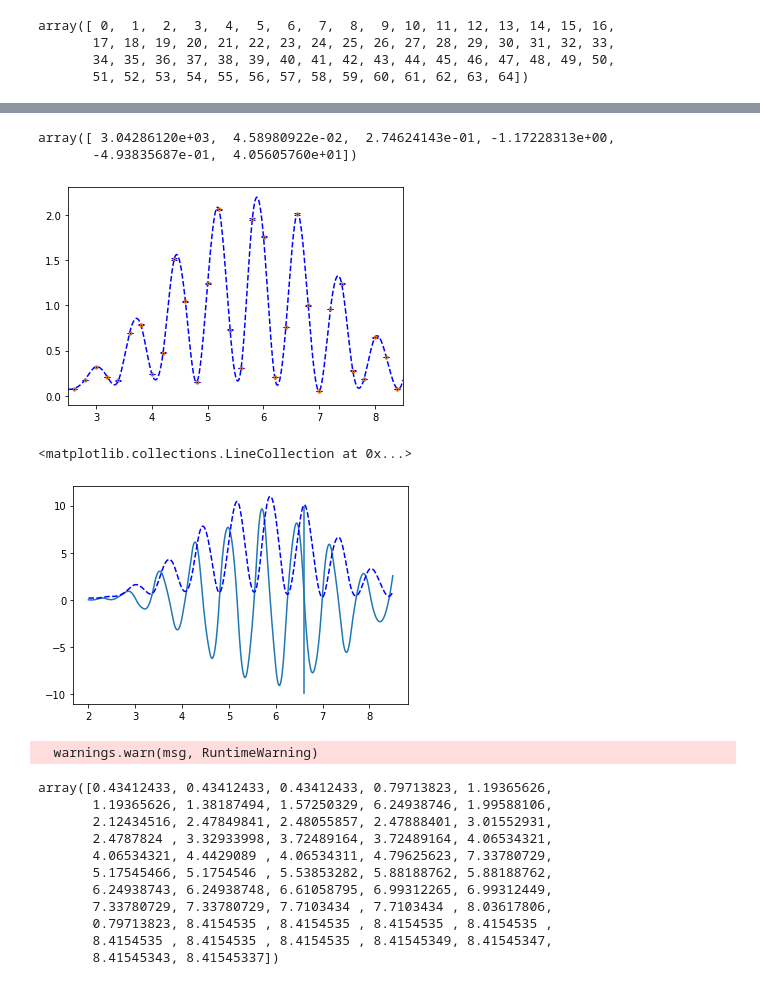
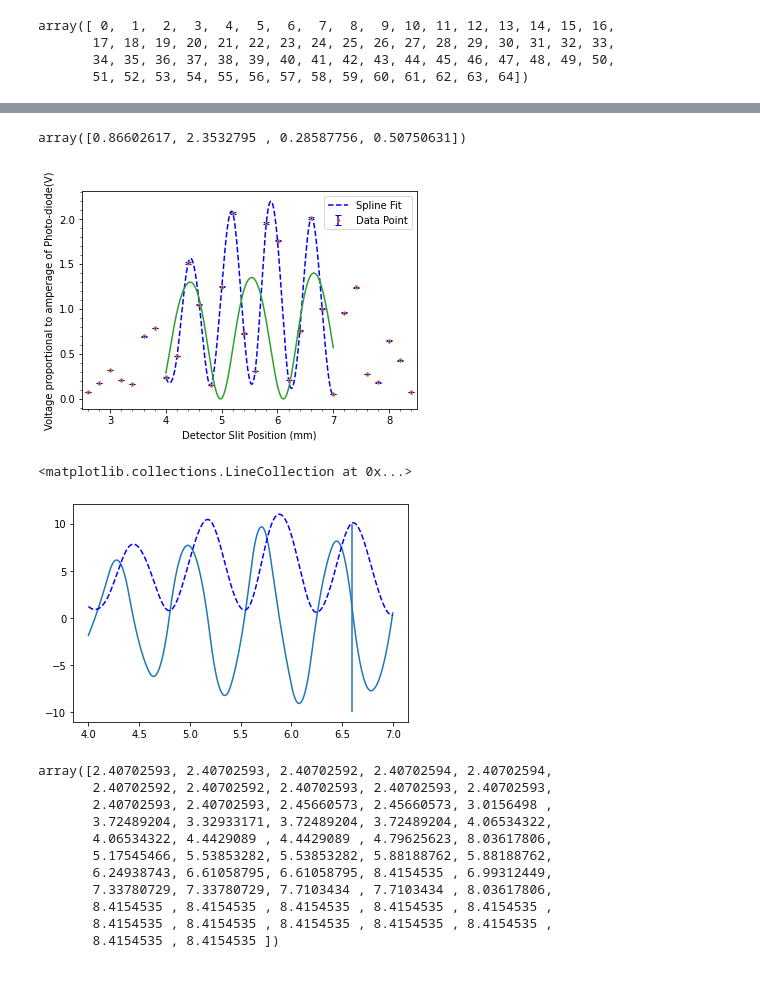
Before and after one commit to cwru-robin/Phys301, a Jupyter notebook: Photon Counting/Anylisis.ipynb, the cells around one changed output, grey strips where cells are left out. Saved outputs shown, nothing was run; the diff lists cells and outputs as text; code cells hidden in the pictures.

```diff
--- a/Photon Counting/Anylisis.ipynb
+++ b/Photon Counting/Anylisis.ipynb
@@ -48,18 +48,19 @@ def gaussian(x, mean, std, A):
 # %%
-bin5 = np.arange(250, 450, 3)
+bin5 = np.arange(250, 450, 4)
 #print(np.min(counts), np.max(counts), bin5)
-print(np.median(counts), np.mean(counts))
-y = plt.hist(counts, bins=bin5, rwidth=0.8, color='k')[0]
-x = bin5[0:-1] + 1.5 #center of each bin
+print(np.median(counts), np.mean(counts),np.std(counts))
+y = plt.hist(counts, bins=bin5, rwidth=0.8, color='k',label="Histogram of Data")[0]
+x = np.float64(bin5[0:-1] + 1.5) #center of each bin
 mean = np.mean(counts)
 std = np.std(counts)
-p,c = opt.curve_fit(gaussian, x, y, p0=(mean, std, 1))
+p,c = opt.curve_fit(gaussian, x, y, p0=(mean,.1))
 X = np.linspace(250, 450, 100000)
-plt.plot(X, gaussian(X, *p), color='r')
-
+plt.plot(X, gaussian(X, *p), color='r',label="Fitted Poisson Distribution")
+plt.minorticks_on()
 plt.xlabel('Number of Counts (1 Second Interval)')
-plt.ylabel('Number of Occurences (Bins of Width 3)')
-print(std, p[1])
+plt.ylabel('Number of Occurrences (Bins of Width 4)')
+plt.legend()
+plt.savefig("counts",dpi=300)
 print(p)
 print(np.diag(c))
 #plt.savefig('Poisson Distribution', dpi=300)
@@ -215,47 +266,56 @@ print(np.mean(decay(XX*10**-6, *p)))
 # %%
-def double(x, a, lam, psi, b):
+def double(x, a, psi,A,lam):
+
     alpha = np.pi * a/ lam * (x+psi)
     beta = np.pi * 0.45 / lam * (x+psi)
-    return 20.5 * np.cos(beta)**2 * (np.sin(alpha) / x)**2 + b #equation of double slit interference pattern
+    return   A* np.cos(beta)**2 * (np.sin(alpha) / x+psi)**2  #equation of double slit interference pattern
 
 x=np.arange(0.2,10.6,.2)
 X=np.arange(0.01,10.6,.01)
-y=np.array([0.054,0.009,0.026,0.059,0.025,0.010,0.013,0.009,0.025,0.036,0.037,0.067,0.078,0.177,0.321,0.208,0.169,0.697,0.789,0.239,0.477,1.513,1.046,0.152,1.248,2.064,0.731,0.310,1.960,1.762,0.209,0.761,2.013,1.003,0.055,0.961,1.242,0.279,0.183,0.647,0.429,0.077,0.132,0.075,0.201,0.344,0.381,0.432,0.562,0.640,0.671,0.706])
+y=np.array([
+    0.054,0.009,0.026,0.059,0.025,0.010,0.013,0.009,0.025,0.036,0.037,
+    0.067,0.078,0.177,0.321,0.208,0.169,0.697,0.789,0.239,0.477,1.513,1.046,0.152,1.248,2.064,0.731,0.310,1.960,1.762,0.209,0.761,2.013,1.003,0.055,0.961,1.242,0.279,0.183,0.647,0.429,0.077,0.132,0.075,0.201,0.344,0.381,0.432,0.562,0.640,0.671,0.706])
 # %%
 tump=-10
-plt.plot(x[0:tump],y[0:tump],'.')
-X = np.linspace(2, 8.5, 100000)
-spline= inter.InterpolatedUnivariateSpline(x[0:tump],y[0:tump])
-plt.errorbar(x[0:tump], y[0:tump], yerr=y[0:tump]*0.005, ls='', capsize=3, marker='.', markerfacecolor='b', ecolor='b', markersize=5, label='Both Slits Open Data Point')
+plt.plot(x[10:tump],y[10:tump],'.')
+X = np.linspace(4, 7, 10000)
+spline= inter.InterpolatedUnivariateSpline(x[10:tump],y[10:tump])
+plt.errorbar(x[10:tump], y[10:tump], yerr=y[10:tump]*0.005, ls='', capsize=3, marker='.', markerfacecolor='b', ecolor='b', markersize=5, label='Data Point')
+plt.xlabel('Detector Slit Position (mm)')
+plt.ylabel('Voltage proportional to amperage of Photo-diode(V)')
+p2 = opt.curve_fit(double,X, spline(X),p0=[1,5,3,670e-3],maxfev=10000000)[0]
+
+plt.minorticks_on()
 
 plt.plot(X, spline(X), 'b--', label="Spline Fit")
+plt.plot(X,double(X,*p2))
 plt.xlim(2.5,8.5)
 #plt.ylim(0,2.5)
+plt.legend()
+plt.savefig("laser",dpi=300)
 p2
 # %% [output]
-array([ 3.04286120e+03,  4.58980922e-02,  2.74624143e-01, -1.17228313e+00,
-       -4.93835687e-01,  4.05605760e+01])
+array([0.86602617, 2.3532795 , 0.28587756, 0.50750631])
-[figure, old version]
+[figure, new version]
 # %%
 plt.plot(X,spline.derivative(1)(X))
 plt.plot(X, 5*spline(X), 'b--')
 plt.vlines(6.6,-10,10)
 # %% [output]
 <matplotlib.collections.LineCollection at 0x...>
-[figure, old version]
+[figure, new version]
 # %%
 opt.fsolve(spline.derivative(1),x)
 # %% [output]
-  warnings.warn(msg, RuntimeWarning)
+array([2.40702593, 2.40702593, 2.40702592, 2.40702594, 2.40702594,
+       2.40702592, 2.40702592, 2.40702593, 2.40702593, 2.40702593,
+       2.40702593, 2.40702593, 2.45660573, 2.45660573, 3.0156498 ,
+       3.72489204, 3.32933171, 3.72489204, 3.72489204, 4.06534322,
+       4.06534322, 4.4429089 , 4.4429089 , 4.79625623, 8.03617806,
+       5.17545466, 5.53853282, 5.53853282, 5.88188762, 5.88188762,
+       6.24938743, 6.61058795, 6.61058795, 8.4154535 , 6.99312449,
+       7.33780729, 7.33780729, 7.7103434 , 7.7103434 , 8.03617806,
+       8.4154535 , 8.4154535 , 8.4154535 , 8.4154535 , 8.4154535 ,
+       8.4154535 , 8.4154535 , 8.4154535 , 8.4154535 , 8.4154535 ,
+       8.4154535 , 8.4154535 ])
-array([0.43412433, 0.43412433, 0.43412433, 0.79713823, 1.19365626,
-       1.19365626, 1.38187494, 1.57250329, 6.24938746, 1.99588106,
-       2.12434516, 2.47849841, 2.48055857, 2.47888401, 3.01552931,
-       2.4787824 , 3.32933998, 3.72489164, 3.72489164, 4.06534321,
-       4.06534321, 4.4429089 , 4.06534311, 4.79625623, 7.33780729,
-       5.17545466, 5.1754546 , 5.53853282, 5.88188762, 5.88188762,
-       6.24938743, 6.24938748, 6.61058795, 6.99312265, 6.99312449,
-       7.33780729, 7.33780729, 7.7103434 , 7.7103434 , 8.03617806,
-       0.79713823, 8.4154535 , 8.4154535 , 8.4154535 , 8.4154535 ,
-       8.4154535 , 8.4154535 , 8.4154535 , 8.41545349, 8.41545347,
-       8.41545343, 8.41545337])
 # %%
```
Also changed, not shown: parts of 12 cells of this notebook.
